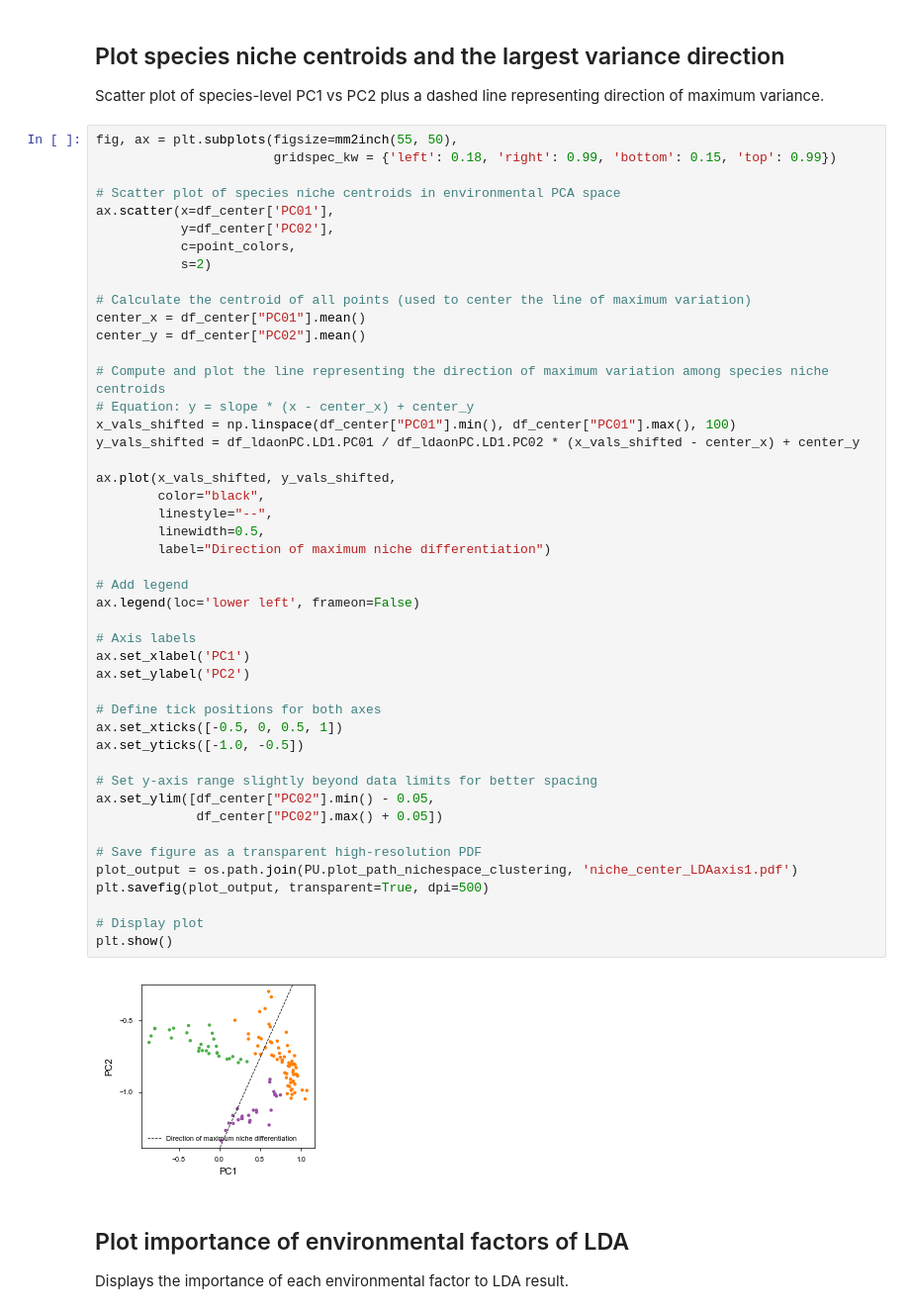
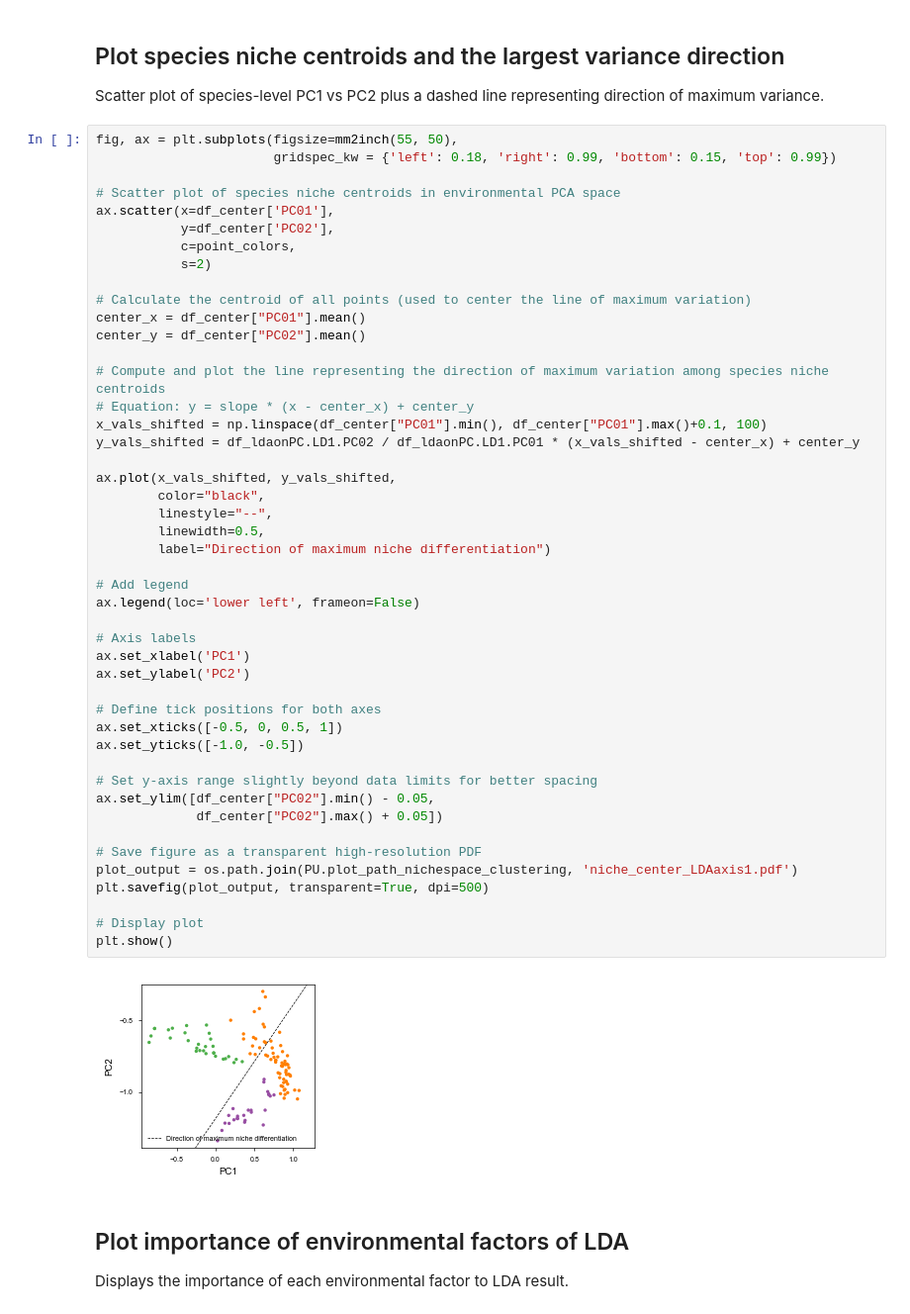
Before and after one commit to KLKua/DeepSDM, a Jupyter notebook: Fig5_nichespace_clustering.ipynb, the cells around one changed output. Shown at 99% size. Saved outputs shown, nothing was run; the diff lists cells and outputs as text.

Commit message:
Slope of the primary axis of LDA correction and delete the env distribution plots

```diff
--- a/Fig5_nichespace_clustering.ipynb
+++ b/Fig5_nichespace_clustering.ipynb
@@ -376,38 +380,38 @@ center_y = df_center["PC02"].mean()
 
 # Compute and plot the line representing the direction of maximum variation among species niche centroids
 # Equation: y = slope * (x - center_x) + center_y
-x_vals_shifted = np.linspace(df_center["PC01"].min(), df_center["PC01"].max(), 100)
-y_vals_shifted = df_ldaonPC.LD1.PC01 / df_ldaonPC.LD1.PC02 * (x_vals_shifted - center_x) + center_y
+x_vals_shifted = np.linspace(df_center["PC01"].min(), df_center["PC01"].max()+0.1, 100)
+y_vals_shifted = df_ldaonPC.LD1.PC02 / df_ldaonPC.LD1.PC01 * (x_vals_shifted - center_x) + center_y
 
 ax.plot(x_vals_shifted, y_vals_shifted,
         color="black",
         linestyle="--",
         linewidth=0.5,
         label="Direction of maximum niche differentiation")
 
 # Add legend
 ax.legend(loc='lower left', frameon=False)
 
 # Axis labels
 ax.set_xlabel('PC1')
 ax.set_ylabel('PC2')
 
 # Define tick positions for both axes
 ax.set_xticks([-0.5, 0, 0.5, 1])
 ax.set_yticks([-1.0, -0.5])
 
 # Set y-axis range slightly beyond data limits for better spacing
 ax.set_ylim([df_center["PC02"].min() - 0.05,
              df_center["PC02"].max() + 0.05])
 
 # Save figure as a transparent high-resolution PDF
 plot_output = os.path.join(PU.plot_path_nichespace_clustering, 'niche_center_LDAaxis1.pdf')
 plt.savefig(plot_output, transparent=True, dpi=500)
 
 # Display plot
 plt.show()
 # %% [output]
-[figure, old version]
+[figure, new version]
 # %% [markdown]
 ## Plot importance of environmental factors of LDA
 Displays the importance of each environmental factor to LDA result.
```
Also changed, not shown: parts of 5 cells of this notebook.
